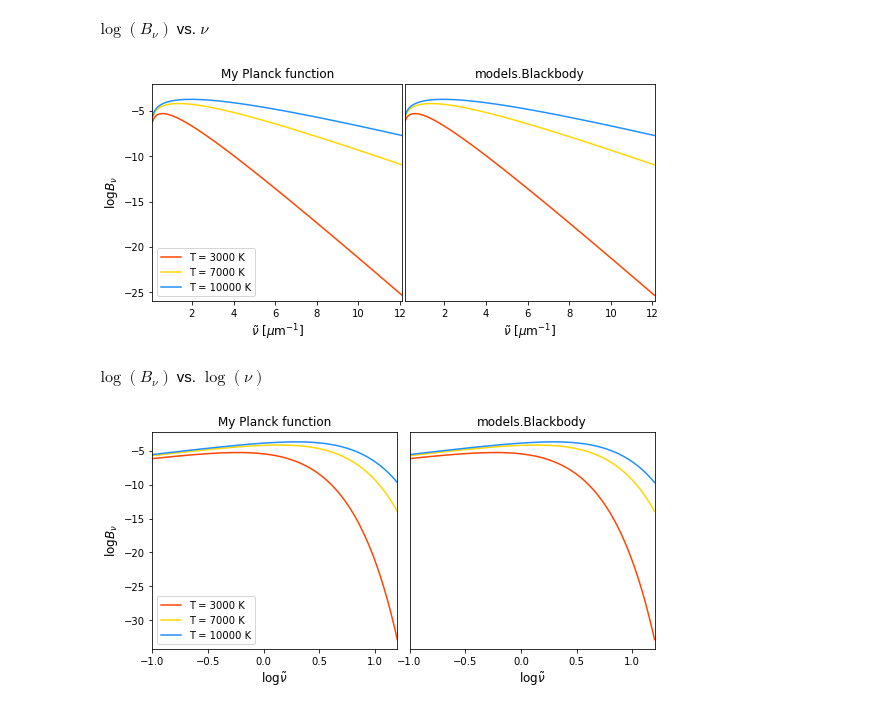
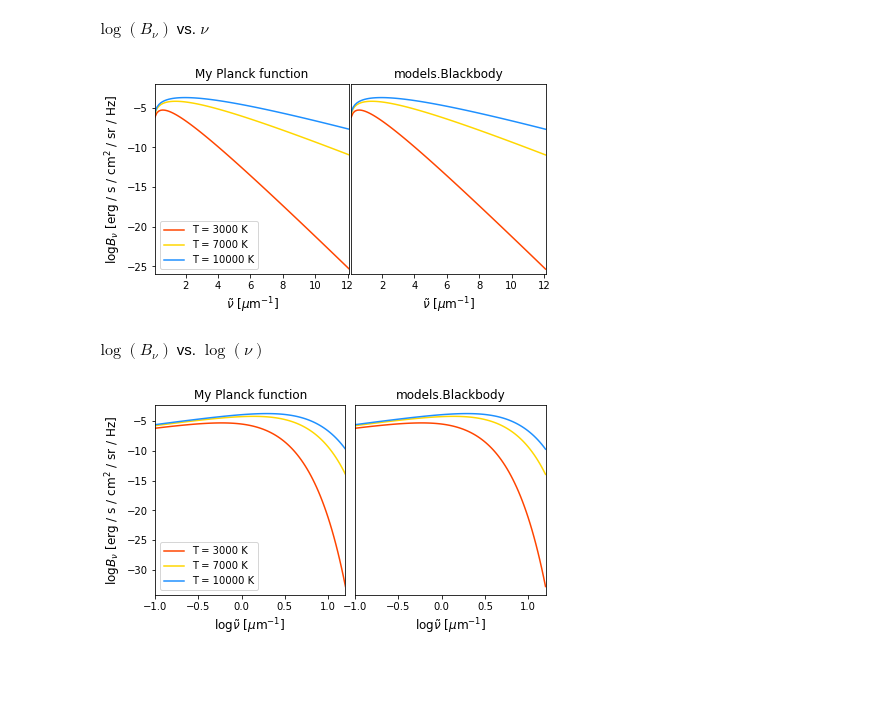
Before and after one commit to cdedrick/astro-530, a Jupyter notebook: hw1.ipynb, the cells around one changed output. Drawn from its saved outputs; the diff is of its cells as text; code cells hidden in the pictures; blank space fills up the shorter version.

```diff
--- a/hw1.ipynb
+++ b/hw1.ipynb
@@ -53,43 +56,43 @@ plt.show()
 # %% [markdown]
 $\log(B_\nu)$ vs. $\nu$
 # %%
-plt.figure(figsize = (9, 4))
+plt.figure(figsize = (7, 3.5))
 gs = GridSpec(1, 2, wspace=0.01)
 
 
 ax1 = plt.subplot(gs[0])
 ax1.plot(wns, np.log10(Planck(wns, 3000)), color = 'orangered', label = 'T = 3000 K')
 ax1.plot(wns, np.log10(Planck(wns, 7000)),  color = 'gold', label = 'T = 7000 K')
 ax1.plot(wns, np.log10(Planck(wns, 10000)),  color = 'dodgerblue', label = 'T = 10000 K')
 ax1.set_xlim(0.1, 12.1)
 ax1.set_ylim(-26, -2)
 
 ax1.set_xlabel(r'$\tilde{\nu}$ [$\mu$m$^{-1}$]', size='large')
-ax1.set_ylabel(r'log$ B_\nu $', size='large')
+ax1.set_ylabel(r'log$ B_\nu$ [erg / s / cm$^2$ / sr / Hz]', size='large')
 ax1.set_title('My Planck function')
 ax1.legend()
 
 ax2 = plt.subplot(gs[1])
 ax2.plot(wns, np.log10(bb_3000(wns * 1/u.micron).value), color = 'orangered', label = 'T = 3000 K')
 ax2.plot(wns, np.log10(bb_7000(wns * 1/u.micron).value), color = 'gold', label = 'T = 7000 K')
 ax2.plot(wns, np.log10(bb_10000(wns * 1/u.micron).value), color = 'dodgerblue', label = 'T = 10000 K')
 ax2.set_xlim(0.1, 12.1)
 ax2.set_ylim(-26, -2)
 
 ax2.set_xlabel(r'$\tilde{\nu}$ [$\mu$m$^{-1}$]', size='large')
 ax2.set_title('models.Blackbody')
 ax2.set_yticks(())
 
 plt.savefig('hw1_fig2.png', bbox_inches='tight')
 plt.show()
 # %% [output]
-[figure, old version]
+[figure, new version]
 # %% [markdown]
 $\log(B_\nu)$ vs. $\log(\nu)$
 # %%
 wns = np.logspace(-1, 1.2, 100)
 # %%
-plt.figure(figsize = (9, 4))
+plt.figure(figsize = (7, 3.5))
 gs = GridSpec(1, 2, wspace=0.05)
 
 
@@ -99,8 +102,8 @@ ax1.plot(np.log10(wns), np.log10(Planck(wns, 7000)),  color = 'gold', label = 'T
 ax1.plot(np.log10(wns), np.log10(Planck(wns, 10000)),  color = 'dodgerblue', label = 'T = 10000 K')
 ax1.set_xlim(-1, 1.2)
 
-ax1.set_xlabel(r'log$\tilde{\nu}$', size='large')
-ax1.set_ylabel(r'log$B_\nu$', size='large')
+ax1.set_xlabel(r'log$\tilde{\nu}$ [$\mu$m$^{-1}$]', size='large')
+ax1.set_ylabel(r'log$B_\nu$ [erg / s / cm$^2$ / sr / Hz]', size='large')
 ax1.set_title('My Planck function')
 ax1.legend()
 
@@ -111,10 +114,10 @@ ax2.plot(np.log10(wns), np.log10(bb_10000(wns * 1/u.micron).value), color = 'dod
 ax2.set_xlim(-1, 1.2)
 ax2.set_yticks(())
 
-ax2.set_xlabel(r'log$\tilde{\nu}$', size='large')
+ax2.set_xlabel(r'log$\tilde{\nu}$ [$\mu$m$^{-1}$]', size='large')
 ax2.set_title('models.Blackbody')
 
 plt.savefig('hw1_fig3.png', bbox_inches='tight')
 plt.show()
 # %% [output]
-[figure, old version]
+[figure, new version]
```
Also changed, not shown: parts of 1 cell of this notebook.
